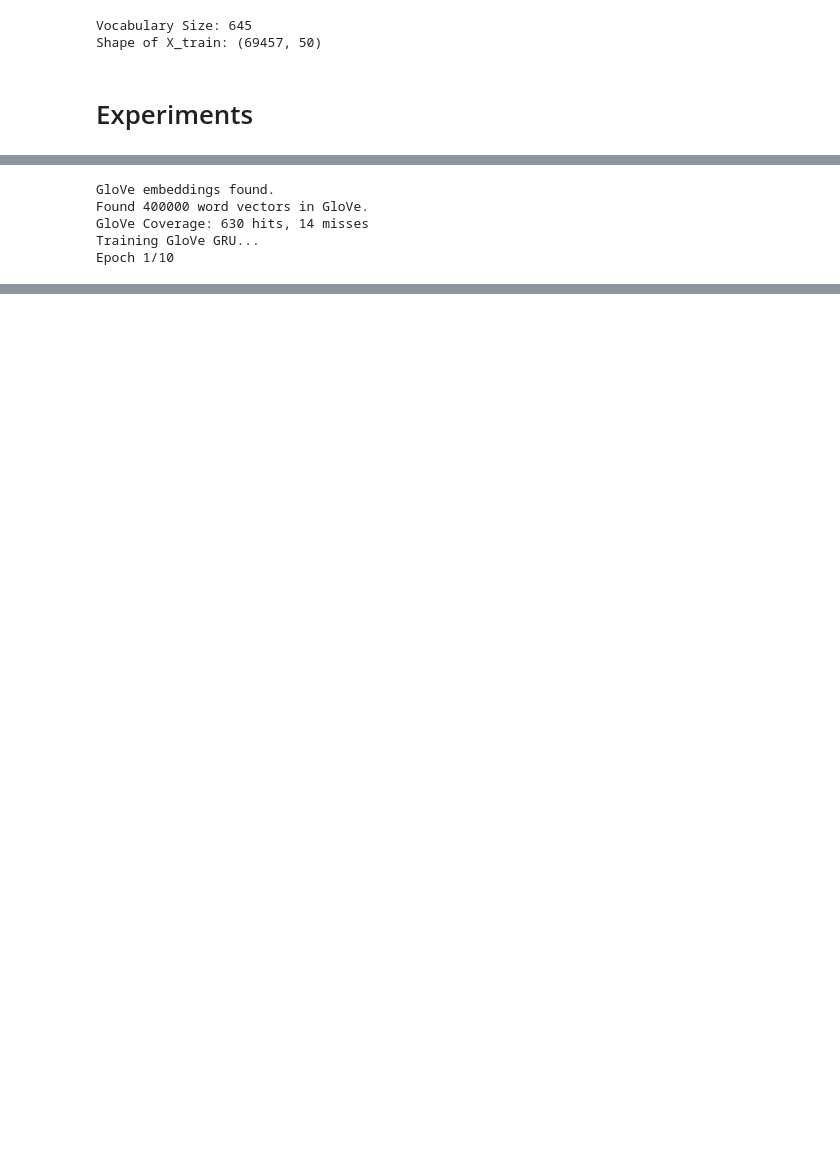
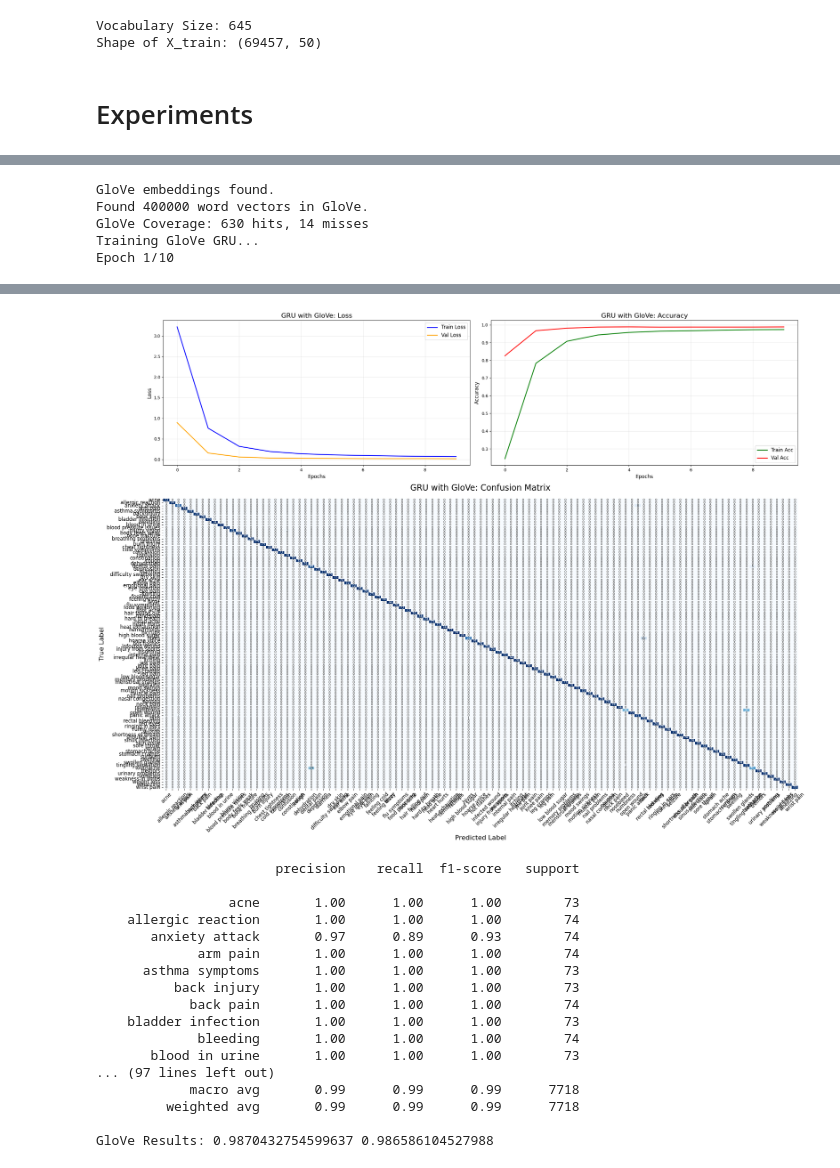
Before and after one commit to elyse003/Formative2_Medical_Text_Classification, a Jupyter notebook: notebooks/04_egide_gru.ipynb, the cells around one changed output, grey strips where cells are left out. Drawn from its saved outputs; the diff is of its cells as text; code cells hidden in the pictures; blank space fills up the shorter version.

```diff
--- a/notebooks/04_egide_gru.ipynb
+++ b/notebooks/04_egide_gru.ipynb
@@ -501,7 +606,7 @@ model_glove = build_gru_model(
 
 # 5. Train
 print("Training GloVe GRU...")
-model_glove.fit(
+history_glove = model_glove.fit(
     X_train_pad, y_train,
     epochs=10,
     batch_size=128,
@@ -515,6 +620,9 @@ model_glove.fit(
 
 # 6. Evaluate
 y_pred_glove = model_glove.predict(X_test_pad).argmax(axis=1)
+
+plot_training_results(history_glove, y_test, y_pred_glove, le.classes_, model_name="GRU with GloVe")
+
 acc_glove = accuracy_score(y_test, y_pred_glove)
 f1_glove = f1_score(y_test, y_pred_glove, average='weighted')
 
@@ -546,3 +657,21 @@ GloVe Results: 0.9861363047421612 0.9850277304271292
+[figure, added]
+                       precision    recall  f1-score   support
+
+                 acne       1.00      1.00      1.00        73
+    allergic reaction       1.00      1.00      1.00        74
+       anxiety attack       0.97      0.89      0.93        74
+             arm pain       1.00      1.00      1.00        74
+      asthma symptoms       1.00      1.00      1.00        73
+          back injury       1.00      1.00      1.00        73
+            back pain       1.00      1.00      1.00        74
+    bladder infection       1.00      1.00      1.00        73
+             bleeding       1.00      1.00      1.00        74
+       blood in urine       1.00      1.00      1.00        73
+... (97 lines left out)
+            macro avg       0.99      0.99      0.99      7718
+         weighted avg       0.99      0.99      0.99      7718
+
+GloVe Results: 0.9870432754599637 0.986586104527988
 # %%
 # Experiment 4: FastText + GRU
 # 1. Train FastText ONLY on Training Data (Prevents Data Leakage)
```
Also changed, not shown: parts of 9 cells of this notebook, 2 other files.
